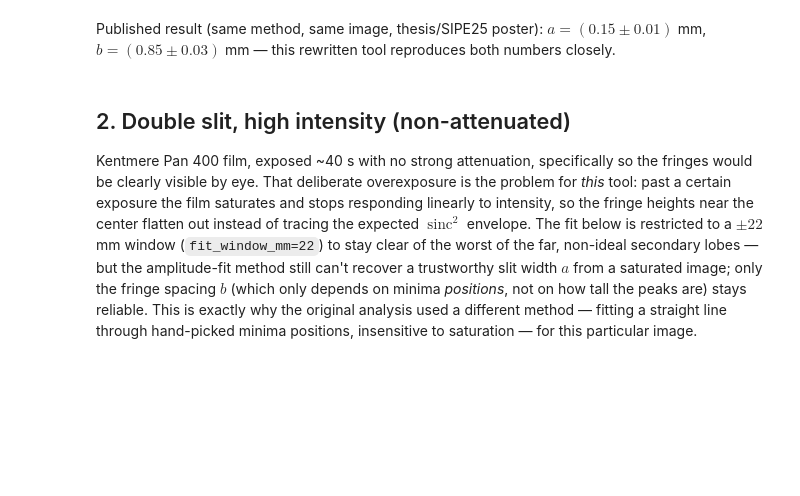
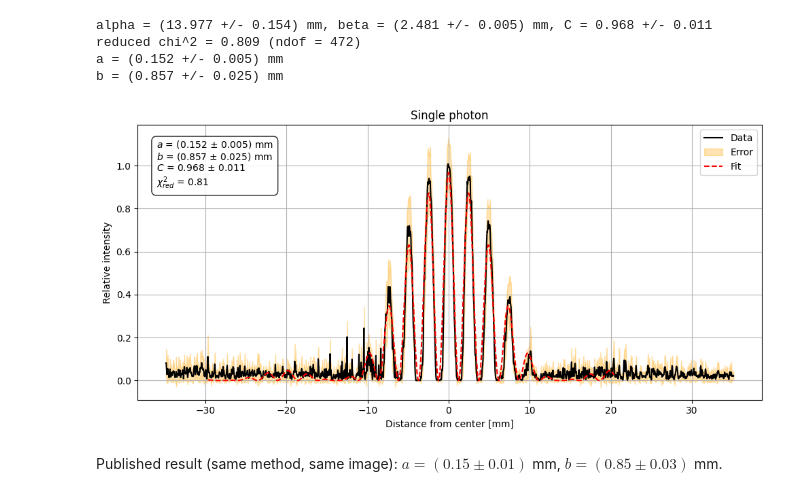
Before and after one commit to damianomoscardini/3d-printed-single-photon-diffraction, a Jupyter notebook: diffraction_fit.ipynb, the cells around one changed output. Cells and saved outputs as stored; diff of their text form; code cells hidden in the pictures; blank space fills up the shorter version.

Commit message:
Correcrted fit code and readme.

```diff
--- a/diffraction_fit.ipynb
+++ b/diffraction_fit.ipynb
@@ -42,6 +84,36 @@ Slit spacing b = (0.854 +/- 0.025) mm
+# %%
+center_x_px = 1493.5
+center_y_px = 376
+band_height_px = 40
+pixel_size_mm = 0.023350   # see README for how this was calibrated
+
+wavelength_nm, sigma_wavelength_nm = 520.0, 15.0
+distance_mm, sigma_distance_mm = 4091.0, 5.0
+
+# Starting guess for the fit, from the slit width/spacing we roughly expect:
+a0_mm, b0_mm = 0.1, 0.8
+p0 = [wavelength_nm * 1e-6 * distance_mm / a0_mm, wavelength_nm * 1e-6 * distance_mm / b0_mm, 1.0]
+# %%
+gray = df.load_grayscale("acquisitions/double-slit-single-photon/pattern.jpg")
+profile, profile_std = df.extract_intensity_profile(gray, center_y_px, band_height_px)
+
+x_mm = (np.arange(len(profile)) - center_x_px) * pixel_size_mm
+peak = float(np.interp(center_x_px, np.arange(len(profile)), profile))
+intensity = profile / peak
+intensity_err = profile_std / peak
+
+fit = df.fit_intensity_profile(
+    x_mm, intensity, intensity_err, p0,
+    wavelength_nm, sigma_wavelength_nm, distance_mm, sigma_distance_mm,
+)
+print(df.summarize_intensity_fit(fit))
+
+df.plot_intensity_fit(x_mm, intensity, intensity_err, fit, title="Single photon");
+# %% [output]
+alpha = (13.977 +/- 0.154) mm, beta = (2.481 +/- 0.005) mm, C = 0.968 +/- 0.011
+reduced chi^2 = 0.809 (ndof = 472)
+a = (0.152 +/- 0.005) mm
+b = (0.857 +/- 0.025) mm
+[figure, added]
 # %% [markdown]
-Published result (same method, same image, thesis/SIPE25 poster): $a = (0.15 \pm 0.01)$ mm, $b = (0.85 \pm 0.03)$ mm — this rewritten tool reproduces both numbers closely.
+Published result (same method, same image): $a = (0.15 \pm 0.01)$ mm, $b = (0.85 \pm 0.03)$ mm.
-# %% [markdown]
-## 2. Double slit, high intensity (non-attenuated)
-
-Kentmere Pan 400 film, exposed ~40 s with no strong attenuation, specifically so the fringes would be clearly visible by eye. That deliberate overexposure is the problem for *this* tool: past a certain exposure the film saturates and stops responding linearly to intensity, so the fringe heights near the center flatten out instead of tracing the expected $\operatorname{sinc}^2$ envelope. The fit below is restricted to a $\pm22$ mm window (`fit_window_mm=22`) to stay clear of the worst of the far, non-ideal secondary lobes — but the amplitude-fit method still can't recover a trustworthy slit width $a$ from a saturated image; only the fringe spacing $b$ (which only depends on minima *positions*, not on how tall the peaks are) stays reliable. This is exactly why the original analysis used a different method — fitting a straight line through hand-picked minima positions, insensitive to saturation — for this particular image.
```
Also changed, not shown: parts of 15 cells of this notebook, 4 other files.
